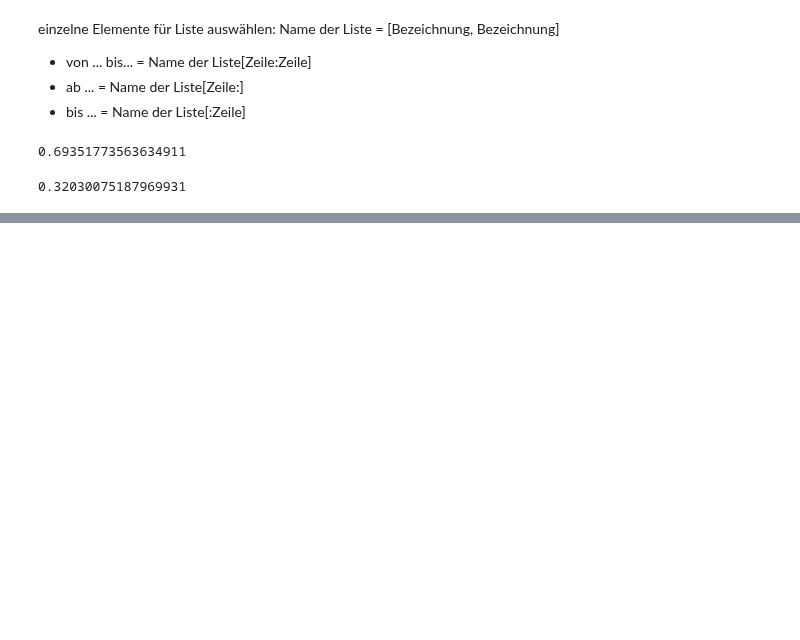
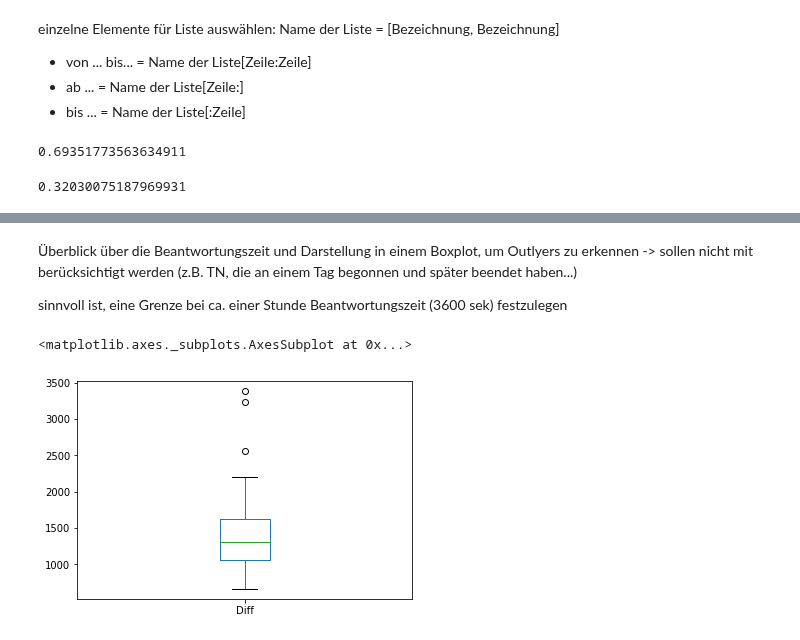
Before and after one commit to martinakienberger/Dissertation_LIS, a Jupyter notebook: Datenanalyse.ipynb, the cells around one changed output, grey strips where cells are left out. Cells and saved outputs as stored; diff of their text form; code cells hidden in the pictures; blank space fills up the shorter version.

```diff
--- a/Datenanalyse.ipynb
+++ b/Datenanalyse.ipynb
@@ -224,0 +278,9 @@ CronbachAlpha(Daten[Liste_C_Q1[2:8]].fillna(3))
+# %% [markdown]
+Überblick über die Beantwortungszeit und Darstellung in einem Boxplot, um Outlyers zu erkennen -> sollen nicht mit berücksichtigt werden (z.B. TN, die an einem Tag begonnen und später beendet haben...)
+
+sinnvoll ist, eine Grenze bei ca. einer Stunde Beantwortungszeit (3600 sek) festzulegen
+# %%
+Daten[Daten.Diff < 4000].Diff.plot.box()
+# %% [output]
+<matplotlib.axes._subplots.AxesSubplot at 0x...>
+[figure, added]
```
Also changed, not shown: parts of 18 cells of this notebook.
